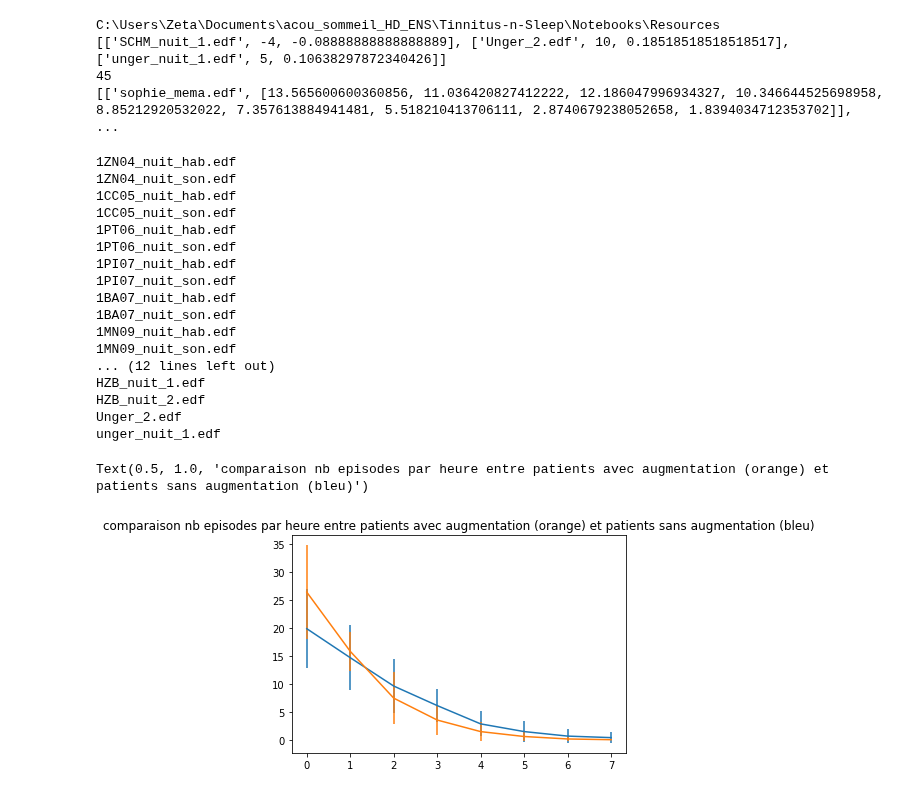
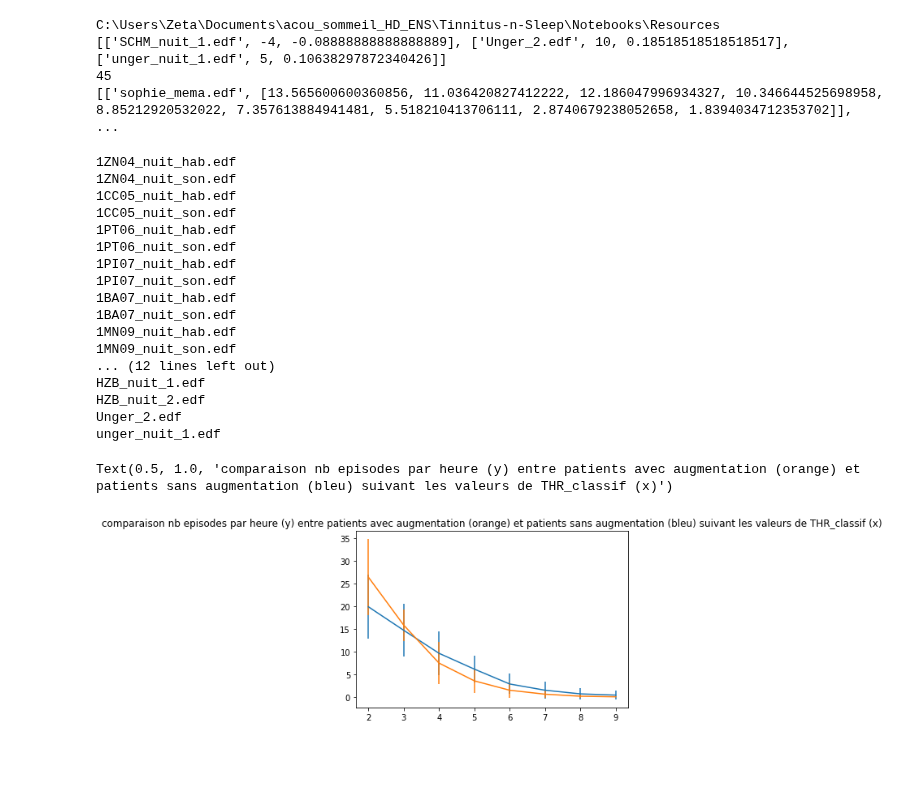
Before and after one commit to lkorczowski/Tinnitus-n-Sleep, a Jupyter notebook: Notebooks/Inter_subject_analysis.ipynb, the cells around one changed output. Drawn from its saved outputs; the diff is of its cells as text; code cells hidden in the pictures; blank space fills up the shorter version.

```diff
--- a/Notebooks/Inter_subject_analysis.ipynb
+++ b/Notebooks/Inter_subject_analysis.ipynb
@@ -184,12 +185,19 @@ C:\Users\Zeta\Documents\acou_sommeil_HD_ENS\Tinnitus-n-Sleep\Notebooks\Resources
 to_suppress=["Schmidtlin_nuit_2_dec_3to0to4.edf", "SCHMIDTLIN_nuit_1_dec_OD__0to0.edf",
              "SCHMIDTLIN_nuit_3_dec_OD__4to0to2.edf","1MA16_nuit_hab.edf","SCHM_nuit_1.edf",
              "HZB_nuit_3.edf"]
+scat=[[] for i in range(8)]
+pourc_scat=[[] for i in range(8)]
 augm=[[] for i in range(8)]
 stable=[[] for i in range(8)]
 for elm in evol_masking:
     for i in range(len(get_scores)):
      if not to_suppress.__contains__(elm[0]):
         if elm[0]==get_scores[i][0]:
+
+            for j in range(8):
+                scat[j].append([elm[-2], get_scores[i][1][j]])
+                if elm[-1] < 1 :
+                    pourc_scat[j].append([elm[-1], get_scores[i][1][j]])
             print(elm[0])
             if (elm[2]>0):
                 for j in range(8):
@@ -200,35 +208,35 @@ for elm in evol_masking:
 
 augm_m=[]
 augm_std=[]
 stable_m=[]
 stable_std=[]
 for elm in augm:
     augm_m.append(np.mean(elm))
     augm_std.append(np.std(elm))
 for elm in stable:
     stable_m.append(np.mean(elm))
     stable_std.append(np.std(elm))
 plt.figure()
-plt.errorbar([i for i in range(8)],stable_m, stable_std)
-plt.errorbar([i for i in range(8)], augm_m, augm_std)
-plt.title("comparaison nb episodes par heure entre patients avec augmentation (orange) et patients sans augmentation (bleu)" )
+plt.errorbar([i+2 for i in range(8)],stable_m, stable_std)
+plt.errorbar([i+2 for i in range(8)], augm_m, augm_std)
+plt.title("comparaison nb episodes par heure (y) entre patients avec augmentation (orange) et patients sans augmentation (bleu) suivant les valeurs de THR_classif (x)" )
 # %% [output]
 1ZN04_nuit_hab.edf
 1ZN04_nuit_son.edf
 1CC05_nuit_hab.edf
 1CC05_nuit_son.edf
 1PT06_nuit_hab.edf
 1PT06_nuit_son.edf
 1PI07_nuit_hab.edf
 1PI07_nuit_son.edf
 1BA07_nuit_hab.edf
 1BA07_nuit_son.edf
 1MN09_nuit_hab.edf
 1MN09_nuit_son.edf
 ... (12 lines left out)
 HZB_nuit_1.edf
 HZB_nuit_2.edf
 Unger_2.edf
 unger_nuit_1.edf
-Text(0.5, 1.0, 'comparaison nb episodes par heure entre patients avec augmentation (orange) et patients sans augmentation (bleu)')
+Text(0.5, 1.0, 'comparaison nb episodes par heure (y) entre patients avec augmentation (orange) et patients sans augmentation (bleu) suivant les valeurs de THR_classif (x)')
-[figure, old version]
+[figure, new version]
```
Also changed, not shown: parts of 3 cells of this notebook.
